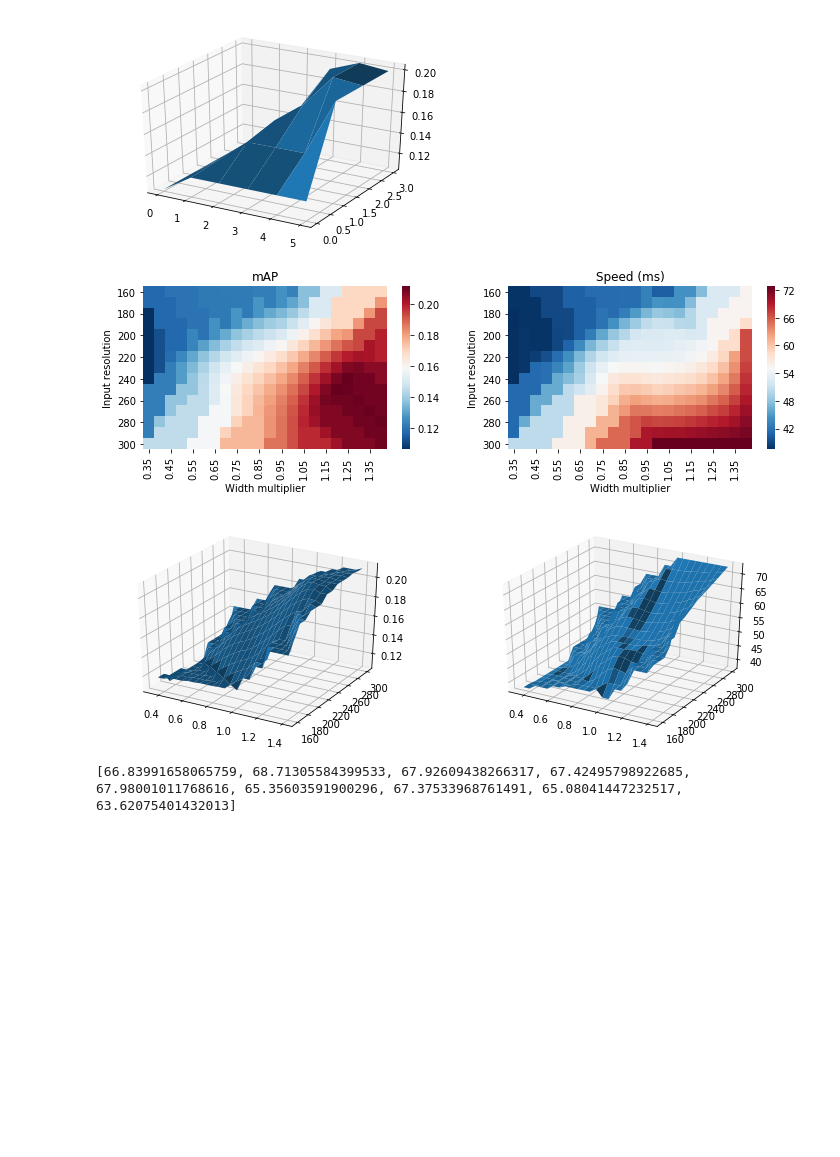
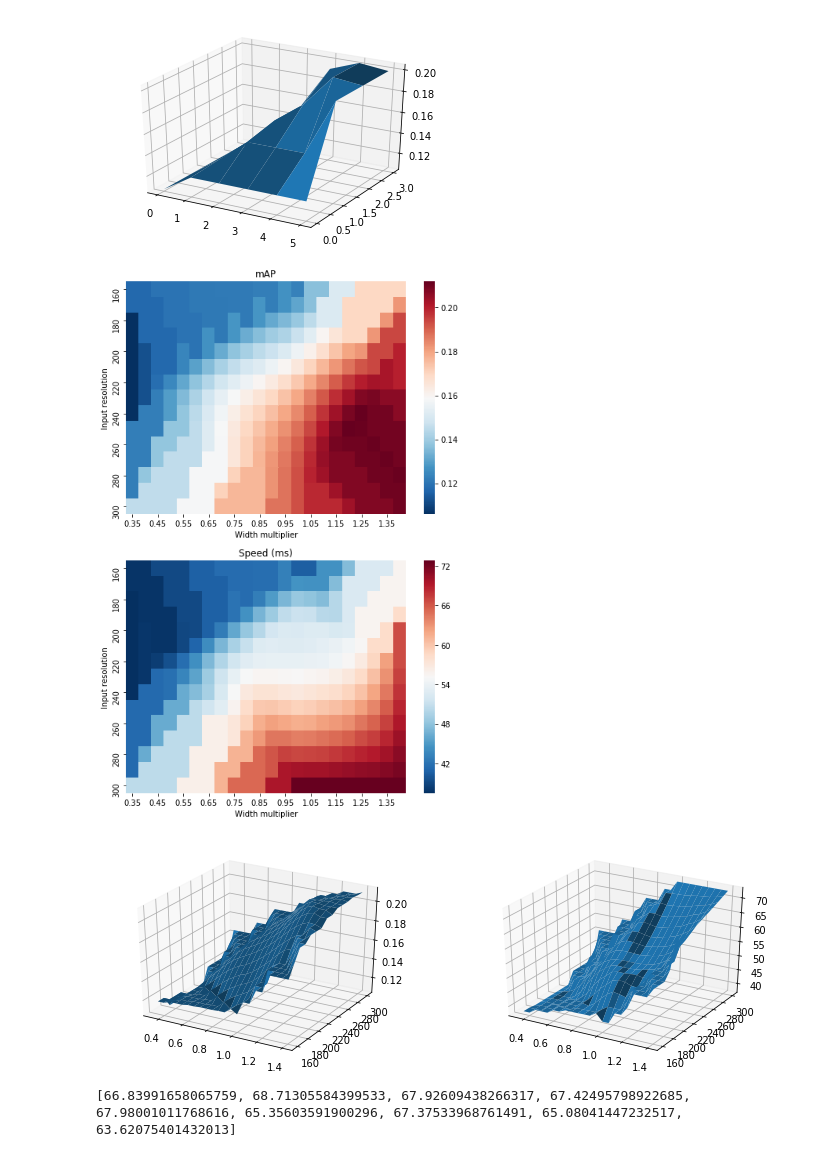
Before and after one commit to lindawangg/OLIV, a Jupyter notebook: eval/comparisons.ipynb, the cells around one changed output. Drawn from its saved outputs; the diff is of its cells as text; code cells hidden in the pictures; blank space fills up the shorter version.

```diff
--- a/eval/comparisons.ipynb
+++ b/eval/comparisons.ipynb
@@ -118,7 +129,7 @@ hm_interAcc = fill_values(hm_interAcc, method="nearest")
 hm_interSp = fill_values(hm_speed, method="cubic")
 hm_interSp = fill_values(hm_interSp, method="nearest")
 
-fig, axes = plt.subplots(ncols=2, figsize=(12, 3))
+fig, axes = plt.subplots(nrows=2, figsize=(8, 12))
 g1 = sns.heatmap(hm_interAcc, cmap="RdBu_r", ax=axes[0])
 g2 = sns.heatmap(hm_interSp, cmap="RdBu_r", ax=axes[1])
 nth = []
@@ -126,34 +137,34 @@ for i in range(0, len(x)):
     if i % 2 == 0:
         nth.append(x[i])
 axes[0].set_xticklabels(np.around(nth, decimals=2))
 axes[1].set_xticklabels(np.around(nth, decimals=2))
 nth = []
 for i in range(0, len(y)):
     if i % 2 == 0:
         nth.append(y[i])
 axes[0].set_yticklabels(np.around(nth, decimals=2))
 axes[1].set_yticklabels(np.around(nth, decimals=2))
 axes[0].set_title("mAP")
 axes[0].set_xlabel("Width multiplier")
 axes[0].set_ylabel("Input resolution")
 axes[1].set_title("Speed (ms)")
 axes[1].set_ylabel("Input resolution")
 axes[1].set_xlabel("Width multiplier")
 axes[0].locator_params(axis='y', nbins=8)
 axes[1].locator_params(axis='y', nbins=8)
 axes[0].locator_params(axis='x', nbins=11)
 axes[1].locator_params(axis='x', nbins=11)
 plt.show()
 
 fig = plt.figure(figsize=(12, 4))
 X, Y = np.meshgrid(x, y)
 ax = fig.add_subplot(1, 2, 1, projection='3d')
 ax.plot_surface(X, Y, hm_interAcc)
 ax = fig.add_subplot(1, 2, 2, projection='3d')
 ax.plot_surface(X, Y, hm_interSp)
 plt.show()
 # %% [output]
-[figure, old version]
+[figure, new version]
 [figure]
 # %%
 # objective function
```
Also changed, not shown: parts of 3 cells of this notebook.
